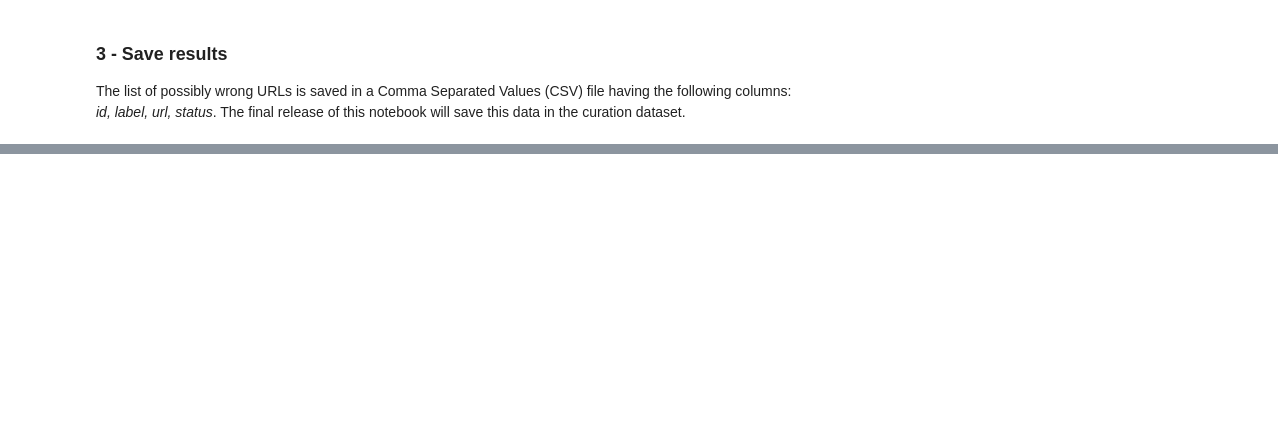
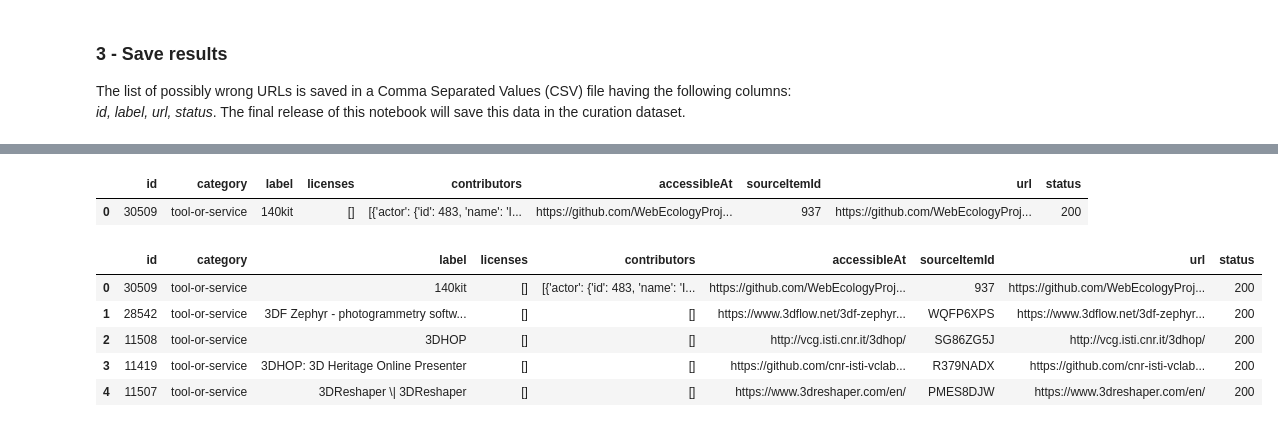
Before and after one commit to cesareconcordia/sshoc-resources, a Jupyter notebook: AccessibleAt_Check_Tools_and_Services.ipynb, the cells around one changed output, grey strips where cells are left out. Saved outputs shown, nothing was run; the diff lists cells and outputs as text; code cells hidden in the pictures; blank space fills up the shorter version.

```diff
--- a/AccessibleAt_Check_Tools_and_Services.ipynb
+++ b/AccessibleAt_Check_Tools_and_Services.ipynb
@@ -158,0 +200,16 @@ df_list_of_tools_wrongaa[['id', 'label', 'url', 'status']].sort_values('id').to_
+# %%
+df_list_of_tools_status=pd.merge(left=df_tool_work, right=df_http_status_sub, left_on='accessibleAt', right_on='url')
+mytest=df_list_of_tools_status[df_list_of_tools_status['id']==30509]
+mytest.head()
+# %% [output]
+|  | id | category | label | licenses | contributors | accessibleAt | sourceItemId | url | status |
+| 0 | 30509 | tool-or-service | 140kit | [] | [{'actor': {'id': 483, 'name': 'I... | https://github.com/WebEcologyProj... | 937 | https://github.com/WebEcologyProj... | 200 |
+# %%
+df_list_of_tools_status.head()
+# %% [output]
+|  | id | category | label | licenses | contributors | accessibleAt | sourceItemId | url | status |
+| 0 | 30509 | tool-or-service | 140kit | [] | [{'actor': {'id': 483, 'name': 'I... | https://github.com/WebEcologyProj... | 937 | https://github.com/WebEcologyProj... | 200 |
+| 1 | 28542 | tool-or-service | 3DF Zephyr - photogrammetry softw... | [] | [] | https://www.3dflow.net/3df-zephyr... | WQFP6XPS | https://www.3dflow.net/3df-zephyr... | 200 |
+| 2 | 11508 | tool-or-service | 3DHOP | [] | [] | http://vcg.isti.cnr.it/3dhop/ | SG86ZG5J | http://vcg.isti.cnr.it/3dhop/ | 200 |
+| 3 | 11419 | tool-or-service | 3DHOP: 3D Heritage Online Presenter | [] | [] | https://github.com/cnr-isti-vclab... | R379NADX | https://github.com/cnr-isti-vclab... | 200 |
+| 4 | 11507 | tool-or-service | 3DReshaper \| 3DReshaper | [] | [] | https://www.3dreshaper.com/en/ | PMES8DJW | https://www.3dreshaper.com/en/ | 200 |
```
Also changed, not shown: parts of 13 cells of this notebook.
